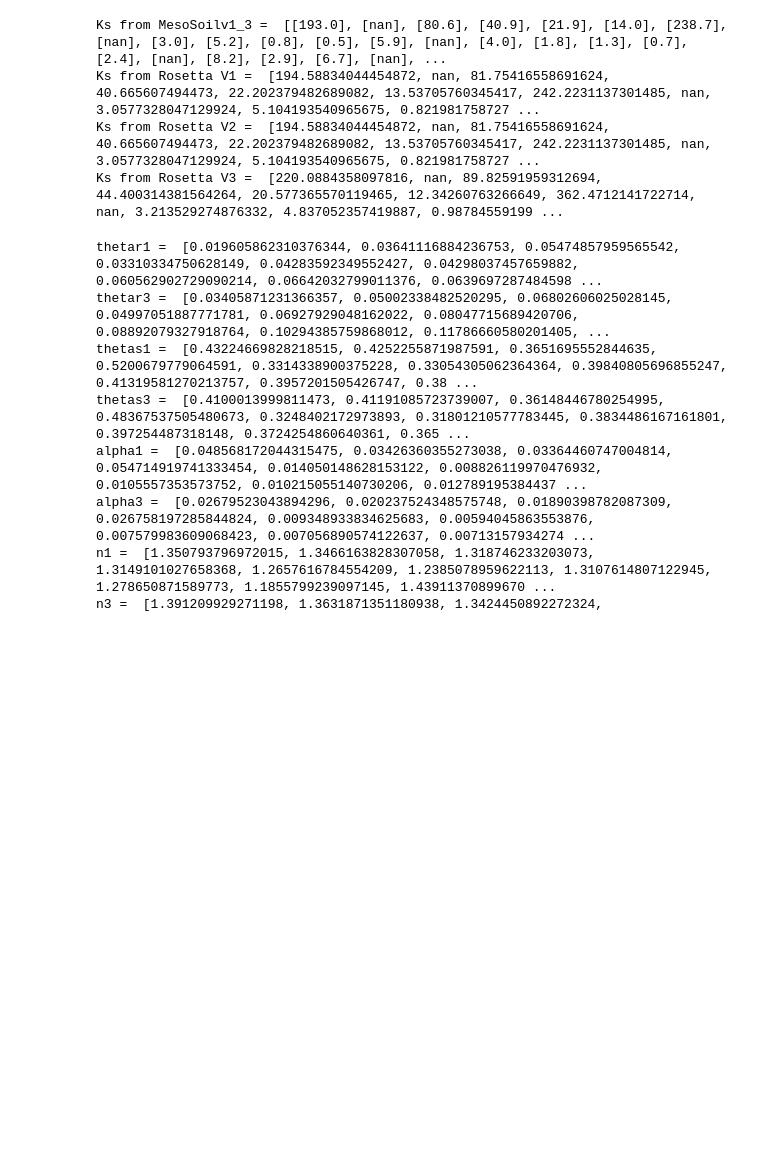
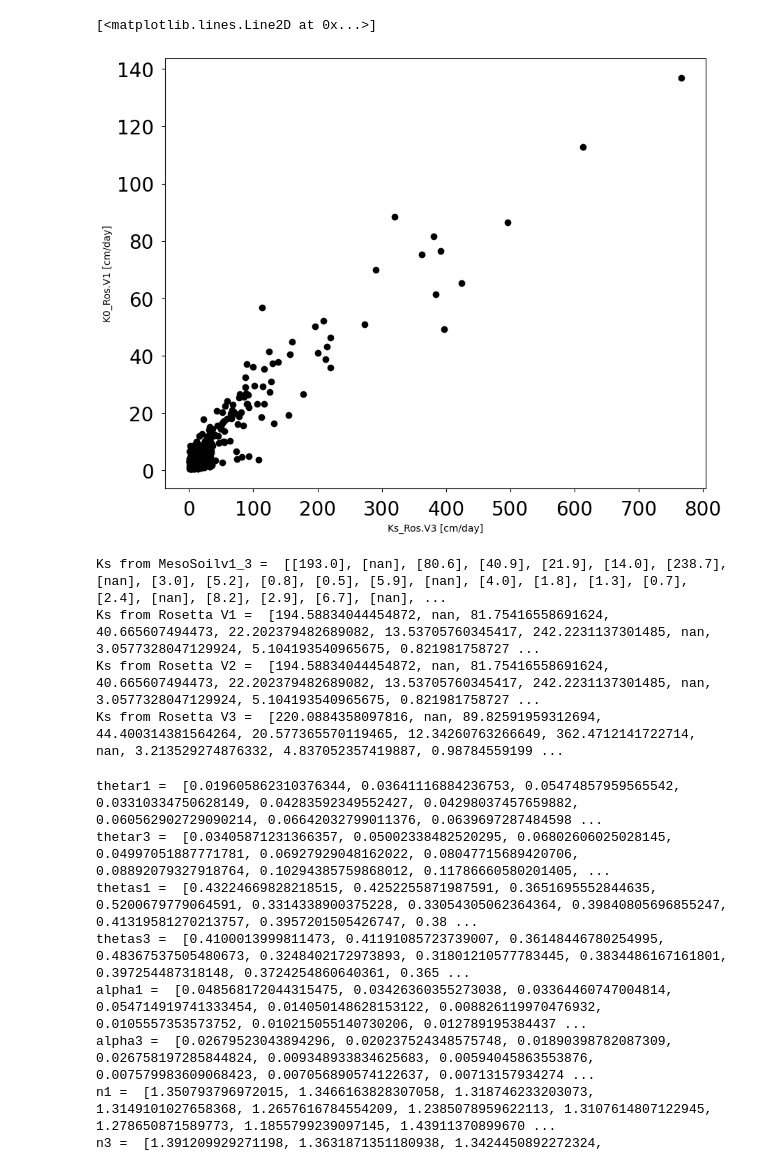
Before and after one commit to MarkBarbadillo/Rosetta-Soilhydraulicconductivity, a Jupyter notebook: GWP files/Mark.ipynb, the cells around one changed output. Saved outputs shown, nothing was run; the diff lists cells and outputs as text; code cells hidden in the pictures; blank space fills up the shorter version.

```diff
--- a/GWP files/Mark.ipynb
+++ b/GWP files/Mark.ipynb
@@ -12,2 +161,17 @@ from rosetta import rosetta, SoilData
+# %%
+#Plotting of data
+#Plotting K0 from Rosetta V1 versus Ks from Rosetta V3
+
+import matplotlib.pyplot as plt
+
+fig = plt.figure(figsize=(10,8))
+plt.xlabel('Ks_Ros.V3 [cm/day]')
+plt.ylabel('K0_Ros.V1 [cm/day]')
+plt.tick_params(axis='both', which='major', labelsize=20,pad=8)
+plt.tick_params(axis='both', which='minor', labelsize=20,pad=8)
+plt.plot(Ks_3, K0, 'ok')
+# %% [output]
+[<matplotlib.lines.Line2D at 0x...>]
+[figure, added]
 # %%
 #### Version_1.2
```
Also changed, not shown: parts of 5 cells of this notebook.
